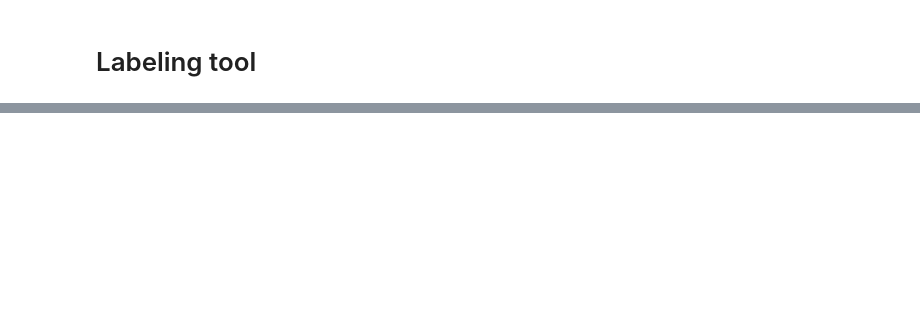
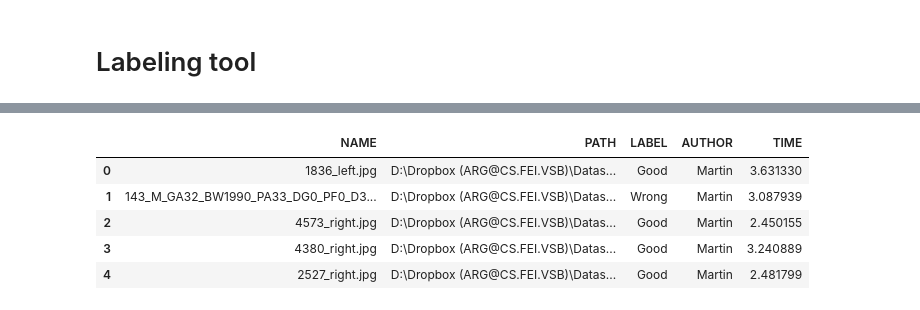
Before and after one commit to MartinHasal/Label_image_in_Jupyter_notebook, a Jupyter notebook: Label_dataset.ipynb, the cells around one changed output, grey strips where cells are left out. Cells and saved outputs as stored; diff of their text form; code cells hidden in the pictures; blank space fills up the shorter version.

```diff
--- a/Label_dataset.ipynb
+++ b/Label_dataset.ipynb
@@ -262,0 +290,11 @@ labels.images[labels.indx[labels.position]]
+# %%
+# load all dataset into single DataFrame
+df = pd.concat((pd.read_csv(f) for f in labels_csv))
+df.head()
+# %% [output]
+|  | NAME | PATH | LABEL | AUTHOR | TIME |
+| 0 | 1836_left.jpg | D:\Dropbox (ARG@CS.FEI.VSB)\Datas... | Good | Martin | 3.631330 |
+| 1 | 143_M_GA32_BW1990_PA33_DG0_PF0_D3... | D:\Dropbox (ARG@CS.FEI.VSB)\Datas... | Wrong | Martin | 3.087939 |
+| 2 | 4573_right.jpg | D:\Dropbox (ARG@CS.FEI.VSB)\Datas... | Good | Martin | 2.450155 |
+| 3 | 4380_right.jpg | D:\Dropbox (ARG@CS.FEI.VSB)\Datas... | Good | Martin | 3.240889 |
+| 4 | 2527_right.jpg | D:\Dropbox (ARG@CS.FEI.VSB)\Datas... | Good | Martin | 2.481799 |
```
Also changed, not shown: parts of 20 cells of this notebook.
